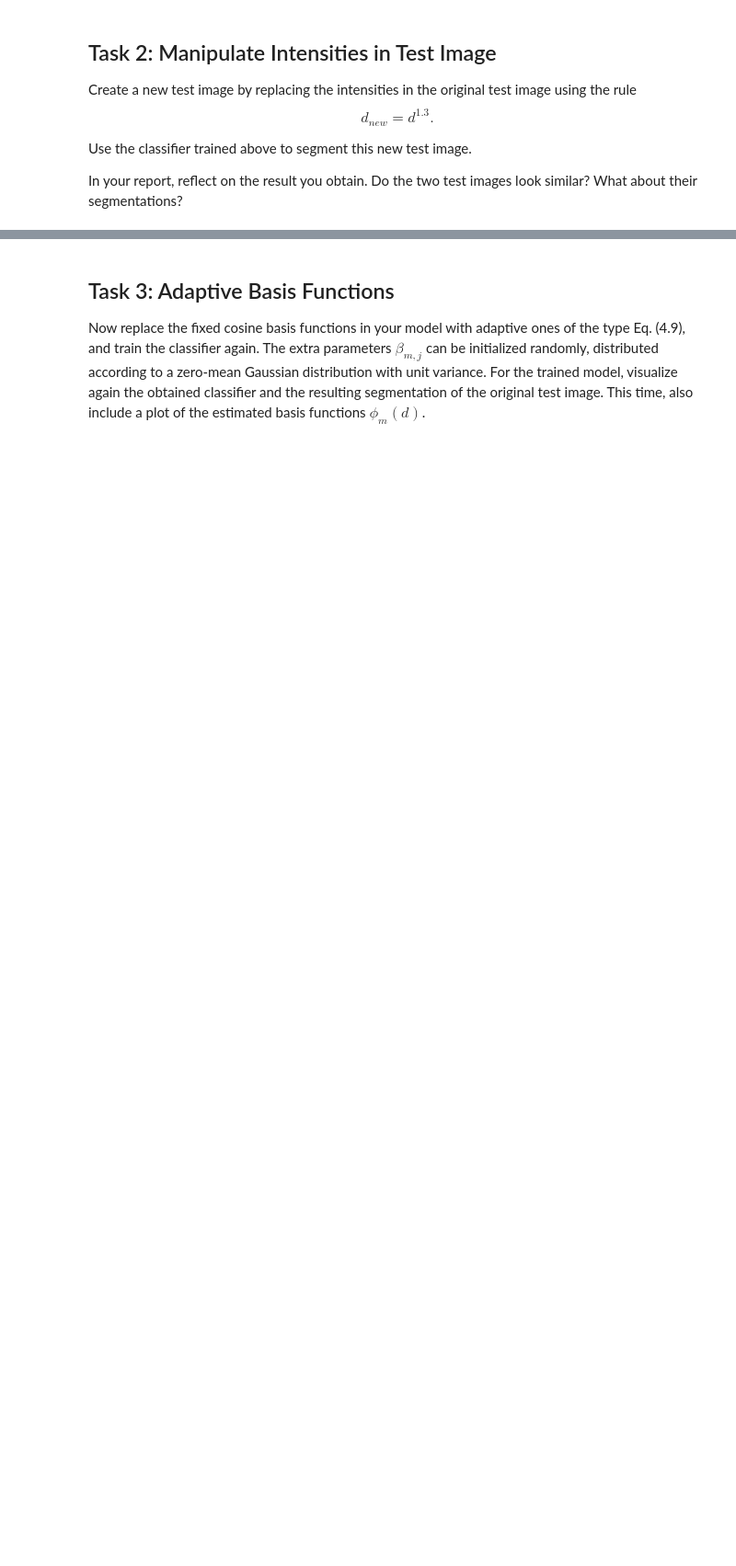
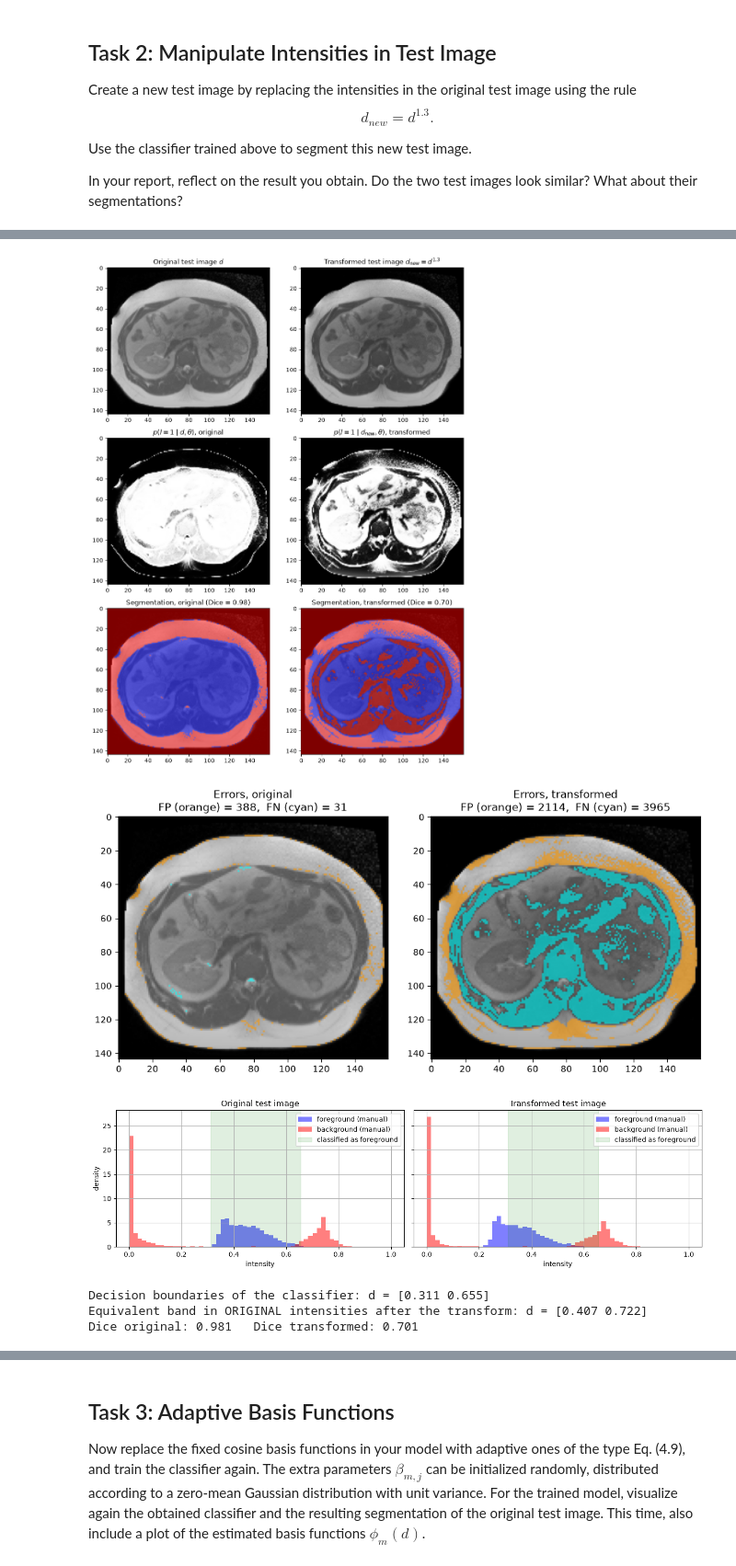
Before and after one commit to andrepribaudtu/MIA, a Jupyter notebook: exercises/Week 8/Ex6_student.ipynb, the cells around one changed output, grey strips where cells are left out. Shown at 92% size. Saved outputs shown, nothing was run; the diff lists cells and outputs as text; code cells hidden in the pictures; blank space fills up the shorter version.

```diff
--- a/exercises/Week 8/Ex6_student.ipynb
+++ b/exercises/Week 8/Ex6_student.ipynb
@@ -219,0 +394,68 @@ In your report, reflect on the result you obtain. Do the two test images look si
+# %%
+TestI_new = TestI ** 1.3
+
+def segmentWithTask1Classifier(image):
+    features = getInputFeatures(image, numberOfNeighbors=0)
+    Phi = compute_basis_fixed(features.reshape(-1, 1), M)
+    prob = sigmoid(Phi @ w).reshape(image.shape)
+    return prob, (prob >= 0.5).astype(float)
+
+def diceScore(seg, ref):
+    return 2 * np.sum(seg * ref) / (seg.sum() + ref.sum())
+
+prob_orig, seg_orig = segmentWithTask1Classifier(TestI)
+prob_new,  seg_new  = segmentWithTask1Classifier(TestI_new)
+
+# Images, classifier outputs and segmentations side by side
+fig, axes = plt.subplots(3, 2, figsize=(10, 13))
+axes[0, 0].imshow(TestI, cmap='gray', vmin=0, vmax=1);     axes[0, 0].set_title('Original test image $d$')
+axes[0, 1].imshow(TestI_new, cmap='gray', vmin=0, vmax=1); axes[0, 1].set_title(r'Transformed test image $d_{new} = d^{1.3}$')
+axes[1, 0].imshow(prob_orig, cmap='gray', vmin=0, vmax=1); axes[1, 0].set_title(r'$p(l=1 \mid d, \theta)$, original')
+axes[1, 1].imshow(prob_new, cmap='gray', vmin=0, vmax=1);  axes[1, 1].set_title(r'$p(l=1 \mid d_{new}, \theta)$, transformed')
+plt.sca(axes[2, 0]); plotSeg(TestI, seg_orig)
+axes[2, 0].set_title(f'Segmentation, original (Dice = {diceScore(seg_orig, TestS):.2f})')
+plt.sca(axes[2, 1]); plotSeg(TestI_new, seg_new)
+axes[2, 1].set_title(f'Segmentation, transformed (Dice = {diceScore(seg_new, TestS):.2f})')
+plt.tight_layout(); plt.show()
+
+# Error maps compared to the manual segmentation
+def errorMap(seg, ref):
+    err = np.zeros(seg.shape + (3,))
+    err[(seg == 1) & (ref == 0)] = [1, 0.6, 0]   # false positive: orange
+    err[(seg == 0) & (ref == 1)] = [0, 1, 1]     # false negative: cyan
+    return err
+
+fig, axes = plt.subplots(1, 2, figsize=(10, 4.5))
+for ax, img, seg, title in [(axes[0], TestI, seg_orig, 'Errors, original'),
+                            (axes[1], TestI_new, seg_new, 'Errors, transformed')]:
+    ax.imshow(img, cmap='gray', vmin=0, vmax=1)
+    ax.imshow(errorMap(seg, TestS), alpha=0.6 * (errorMap(seg, TestS).sum(axis=2) > 0))
+    fp, fn = np.sum((seg == 1) & (TestS == 0)), np.sum((seg == 0) & (TestS == 1))
+    ax.set_title(f'{title}\nFP (orange) = {fp},  FN (cyan) = {fn}')
+plt.tight_layout(); plt.show()
+
+# Intensity histograms of the test image before and after the transformation
+d_grid = np.linspace(0, 1, 500)
+a_grid = compute_basis_fixed(d_grid, M) @ w
+edges = d_grid[np.flatnonzero(np.diff((a_grid > 0).astype(int)))]   # decision boundaries of Task 1
+
+bins = np.linspace(0, 1, 61)
+fig, axes = plt.subplots(1, 2, figsize=(13, 3.8), sharey=True)
+for ax, img, title in [(axes[0], TestI, 'Original test image'), (axes[1], TestI_new, 'Transformed test image')]:
+    ax.hist(img[TestS == 1], bins=bins, density=True, alpha=0.5, color='b', label='foreground (manual)')
+    ax.hist(img[TestS == 0], bins=bins, density=True, alpha=0.5, color='r', label='background (manual)')
+    ax.axvspan(edges[0], edges[1], color='g', alpha=0.12, label='classified as foreground')
+    ax.set_title(title); ax.set_xlabel('intensity'); ax.legend(); ax.grid(True)
+axes[0].set_ylabel('density')
+plt.tight_layout(); plt.show()
+
+print('Decision boundaries of the classifier: d =', np.round(edges, 3))
+print('Equivalent band in ORIGINAL intensities after the transform: d =', np.round(edges ** (1 / 1.3), 3))
+print(f'Dice original: {diceScore(seg_orig, TestS):.3f}   Dice transformed: {diceScore(seg_new, TestS):.3f}')
+# %% [output]
+[figure, added]
+[figure, added]
+[figure, added]
+Decision boundaries of the classifier: d = [0.311 0.655]
+Equivalent band in ORIGINAL intensities after the transform: d = [0.407 0.722]
+Dice original: 0.981   Dice transformed: 0.701
```
Also changed, not shown: parts of 22 cells of this notebook, 1 other file.
